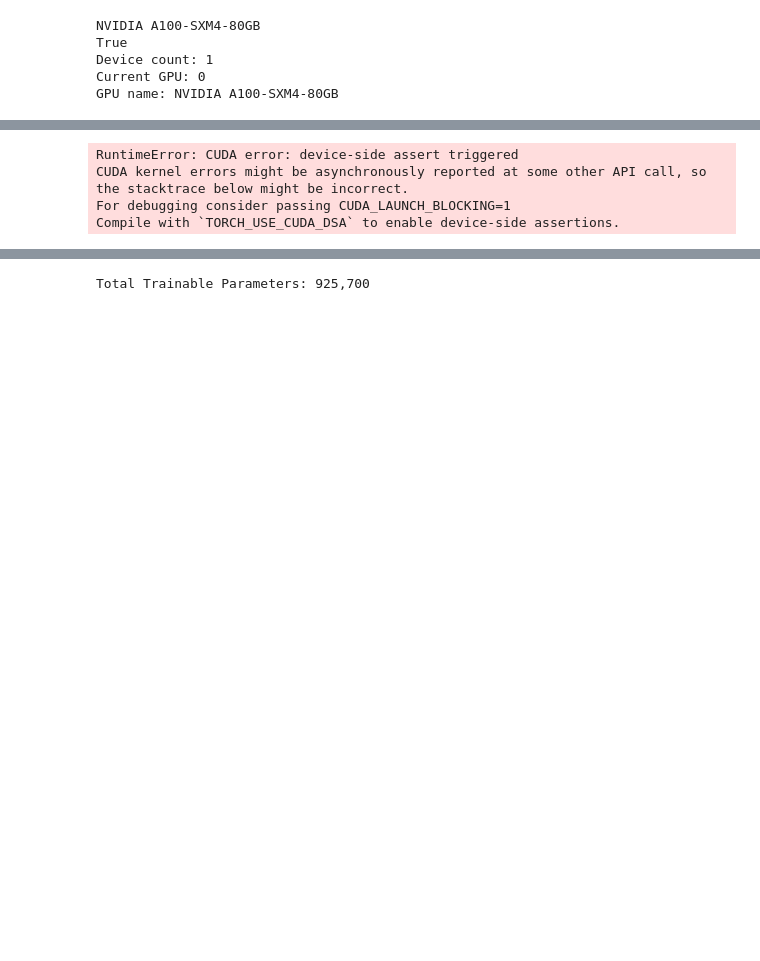
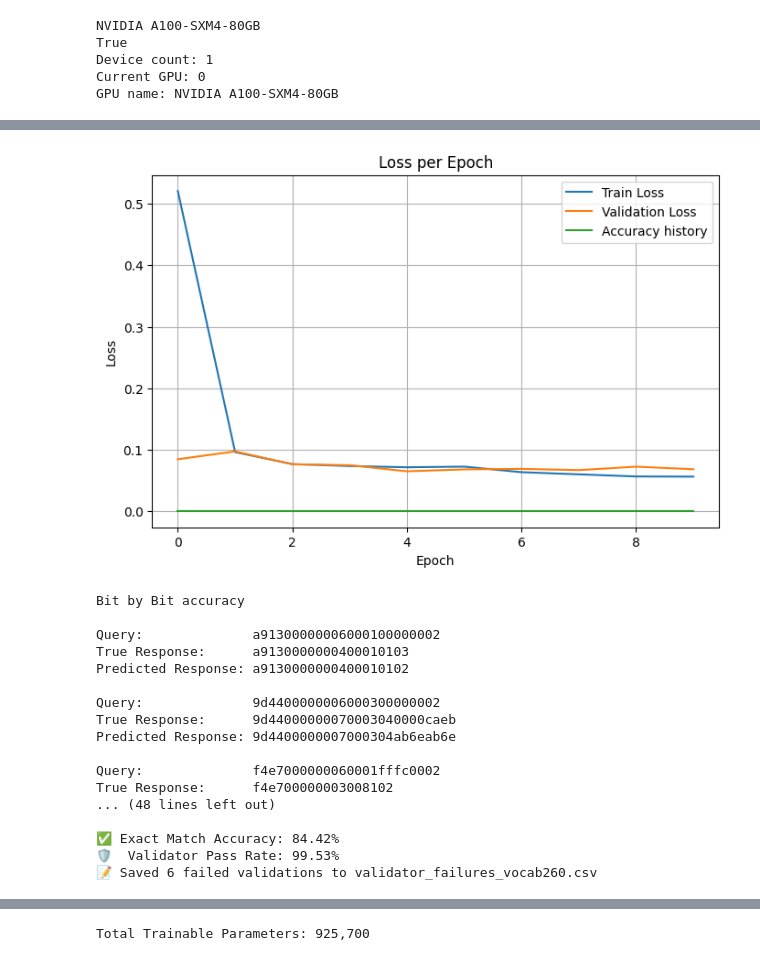
Before and after one commit to Renata1214/DecoderModel_SummerInternship, a Jupyter notebook: decoder.ipynb, the cells around one changed output, grey strips where cells are left out. Cells and saved outputs as stored; diff of their text form; code cells hidden in the pictures; blank space fills up the shorter version.

```diff
--- a/decoder.ipynb
+++ b/decoder.ipynb
@@ -511,18 +868,19 @@ def try_million_parameters():
 # %%
 #Train with Validation dataset
 device = torch.device("cuda" if torch.cuda.is_available() else "cpu")
-hparams = best_hyper()
+hparams = try_million_parameters()
 model = DecoderOnlyTransformer(VOCAB_SIZE, hparams["d_model"], hparams["n_heads"], hparams["n_layers"])
-
 
 train_loader = DataLoader(train_dataset, batch_size=hparams["batch_size"], shuffle=True, collate_fn=collate)
 val_loader = DataLoader(val_dataset, batch_size=hparams["batch_size"], shuffle=False, collate_fn=collate)
-train_loss, val_loss = train_transformer_val(model, train_loader, val_loader, hparams, device)
+
+train_loss, val_loss, accuracy = train_transformer_change(model, train_loader, val_loader, hparams, device, max_gen_len=64)
 
 
 plt.figure(figsize=(8,5))
 plt.plot(train_loss, label="Train Loss")
 plt.plot(val_loss, label="Validation Loss")
+plt.plot(accuracy, label="Accuracy history" )
 plt.xlabel("Epoch")
 plt.ylabel("Loss")
 plt.title("Loss per Epoch")
@@ -535,4 +893,13 @@ evaluate(model, test_dataset, device)
 print ("Exact Matching")
 evaluate_exact(model, test_dataset, device)
 print ("Validator Accuracy")
+results = evaluate_with_validator(
+    model=model,
+    dataset=test_dataset,
+    device=device,
+    print_limit=3,
+    end_address=39,
+    save_errors=True,
+    error_log_file="validator_failures_vocab260.csv"
+)
 # %% [output]
@@ -556,4 +926,18 @@ print ("Validator Accuracy")
+[figure, added]
-RuntimeError: CUDA error: device-side assert triggered
-CUDA kernel errors might be asynchronously reported at some other API call, so the stacktrace below might be incorrect.
-For debugging consider passing CUDA_LAUNCH_BLOCKING=1
-Compile with `TORCH_USE_CUDA_DSA` to enable device-side assertions.
+Bit by Bit accuracy
+
+Query:              a91300000006000100000002
+True Response:      a9130000000400010103
+Predicted Response: a9130000000400010102
+
+Query:              9d4400000006000300000002
+True Response:      9d44000000070003040000caeb
+Predicted Response: 9d4400000007000304ab6eab6e
+
+Query:              f4e7000000060001fffc0002
+True Response:      f4e700000003008102
+... (48 lines left out)
+
+✅ Exact Match Accuracy: 84.42%
+🛡️  Validator Pass Rate: 99.53%
+📝 Saved 6 failed validations to validator_failures_vocab260.csv
```
Also changed, not shown: parts of 30 cells of this notebook, 3 other files.
